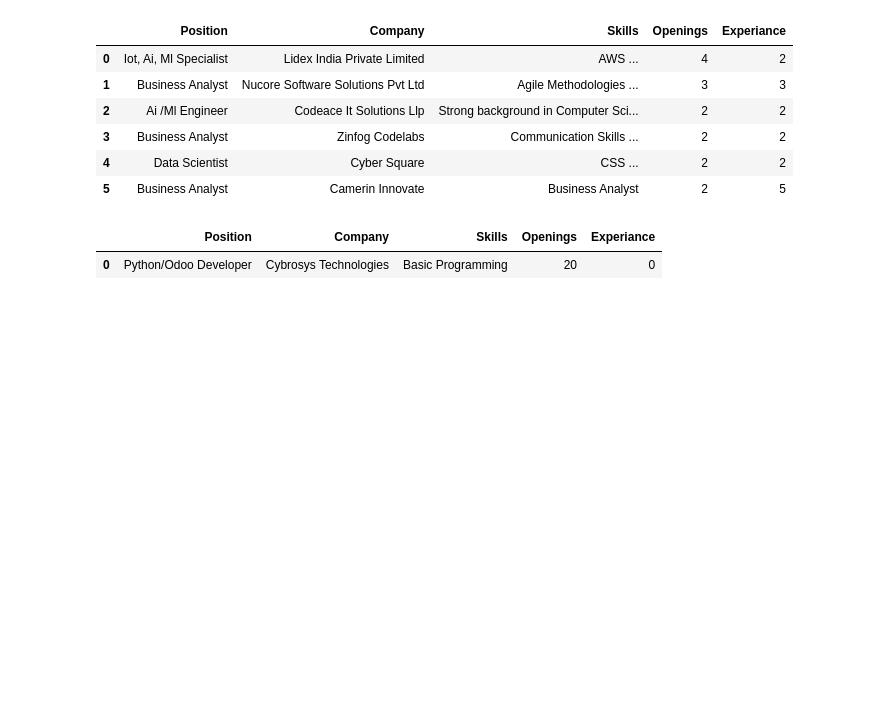
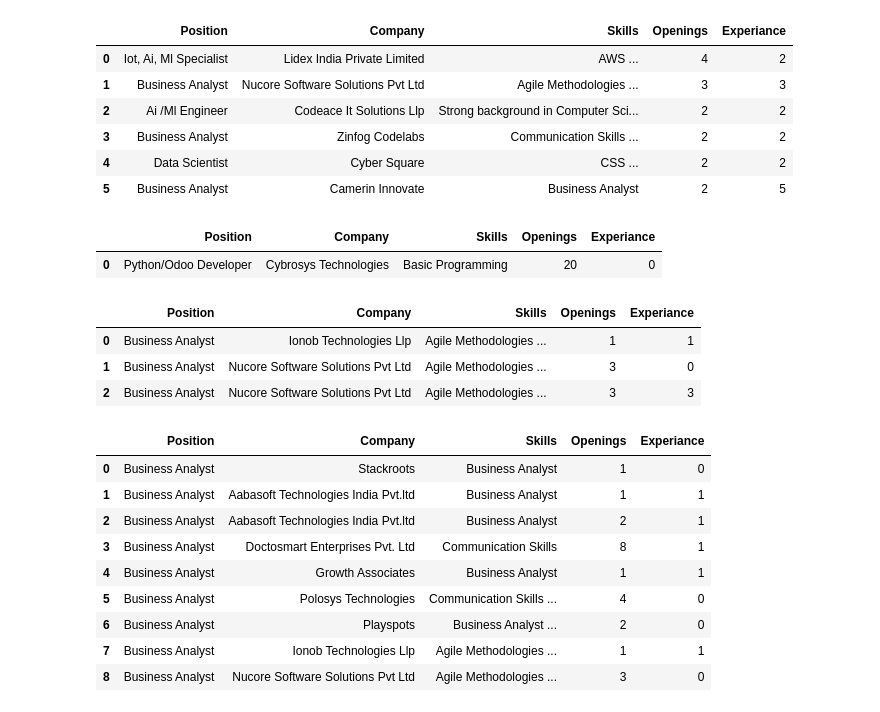
Before and after one commit to JOCRZ/Reboot24, a Jupyter notebook: AnalysingScappedData.ipynb, the cells around one changed output. Cells and saved outputs as stored; diff of their text form; code cells hidden in the pictures; blank space fills up the shorter version.

```diff
--- a/AnalysingScappedData.ipynb
+++ b/AnalysingScappedData.ipynb
@@ -676,3 +676,41 @@ result1
 # %% [output]
 |  | Position | Company | Skills | Openings | Experiance |
 | 0 | Python/Odoo Developer | Cybrosys Technologies | Basic Programming | 20 | 0 |
+# %%
+# SQL query
+query = """
+SELECT *
+FROM df
+WHERE (Skills LIKE '%agile%') AND (Position LIKE '%analyst%')
+"""
+
+# Execute query
+result1 = sqldf(query, locals())
+result1
+# %% [output]
+|  | Position | Company | Skills | Openings | Experiance |
+| 0 | Business Analyst | Ionob Technologies Llp | Agile Methodologies ... | 1 | 1 |
+| 1 | Business Analyst | Nucore Software Solutions Pvt Ltd | Agile Methodologies ... | 3 | 0 |
+| 2 | Business Analyst | Nucore Software Solutions Pvt Ltd | Agile Methodologies ... | 3 | 3 |
+# %%
+# SQL query
+query = """
+SELECT *
+FROM df
+WHERE (Position LIKE '%business analyst%') AND Experiance <= 1
+"""
+
+# Execute query
+result1 = sqldf(query, locals())
+result1
+# %% [output]
+|  | Position | Company | Skills | Openings | Experiance |
+| 0 | Business Analyst | Stackroots | Business Analyst | 1 | 0 |
+| 1 | Business Analyst | Aabasoft Technologies India Pvt.ltd | Business Analyst | 1 | 1 |
+| 2 | Business Analyst | Aabasoft Technologies India Pvt.ltd | Business Analyst | 2 | 1 |
+| 3 | Business Analyst | Doctosmart Enterprises Pvt. Ltd | Communication Skills | 8 | 1 |
+| 4 | Business Analyst | Growth Associates | Business Analyst | 1 | 1 |
+| 5 | Business Analyst | Polosys Technologies | Communication Skills ... | 4 | 0 |
+| 6 | Business Analyst | Playspots | Business Analyst ... | 2 | 0 |
+| 7 | Business Analyst | Ionob Technologies Llp | Agile Methodologies ... | 1 | 1 |
+| 8 | Business Analyst | Nucore Software Solutions Pvt Ltd | Agile Methodologies ... | 3 | 0 |
```
